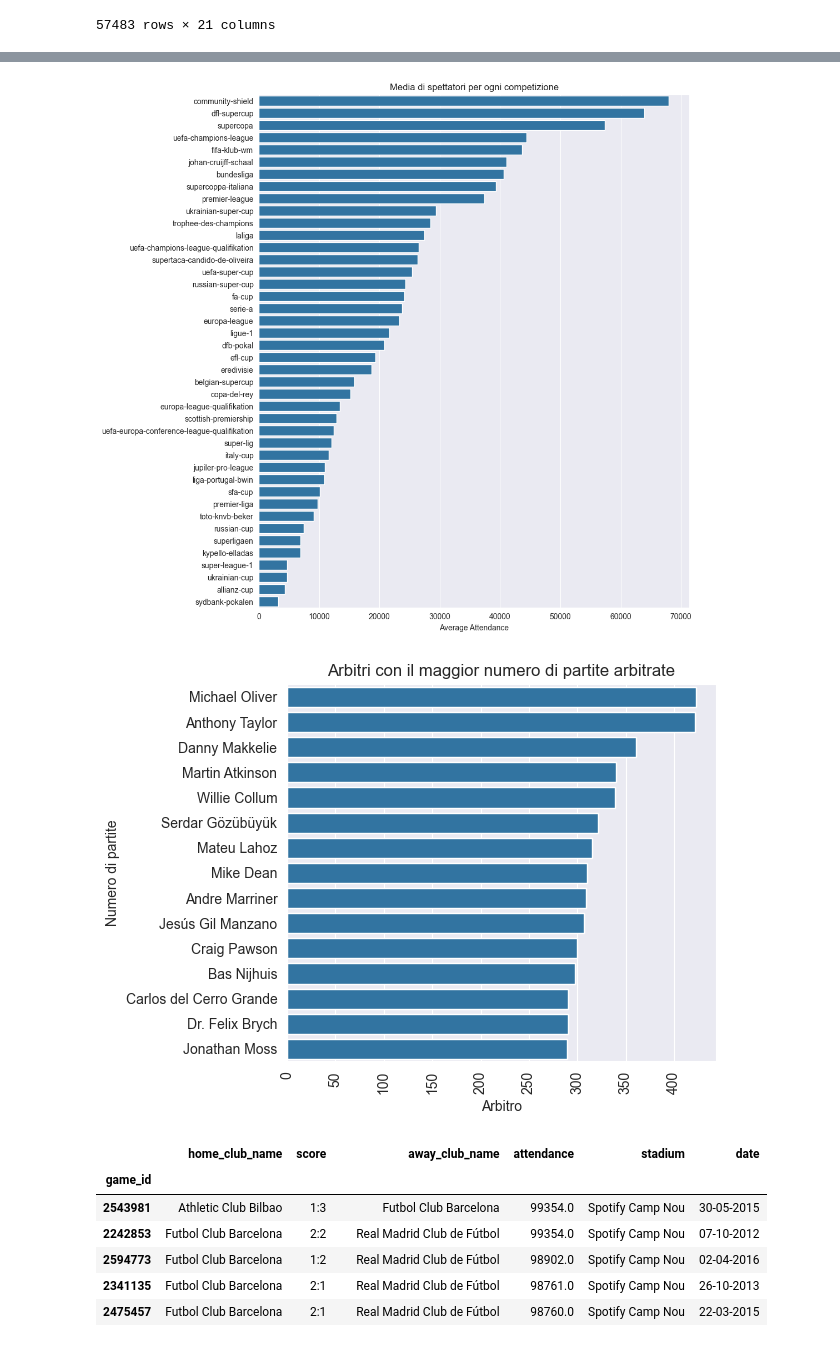
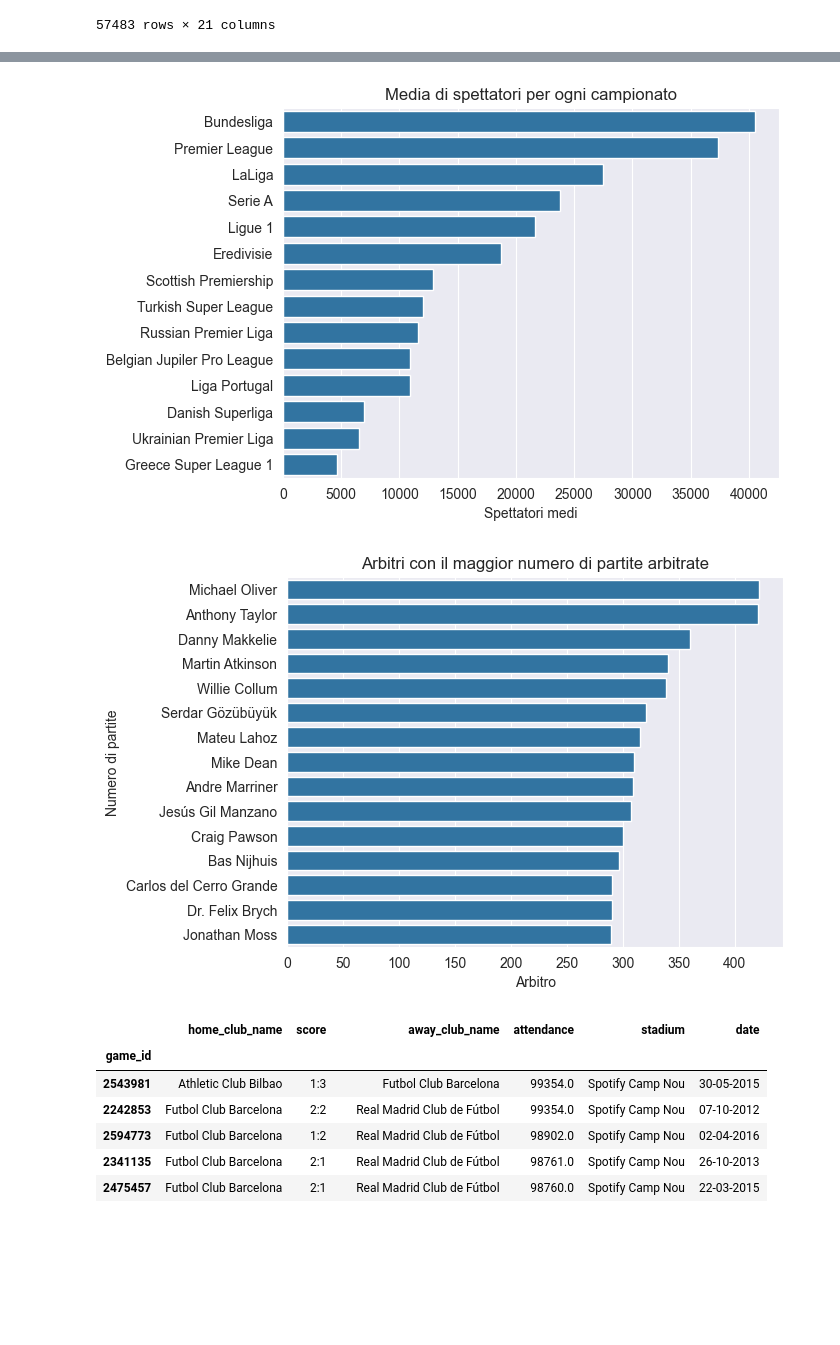
Before and after one commit to RiccardoPili/Football-Data-Analysis, a Jupyter notebook: games.ipynb, the cells around one changed output, grey strips where cells are left out. Drawn from its saved outputs; the diff is of its cells as text; code cells hidden in the pictures; blank space fills up the shorter version.

Commit message:
modifiche alle visualizzazioni, aggiunte/modificate colonne a competitions e clubs

```diff
--- a/games.ipynb
+++ b/games.ipynb
@@ -329,0 +308,25 @@ merged_df
+# %%
+# adding a column name for the national leagues
+
+league_names = {
+    'BE1': 'Belgian Jupiler Pro League',
+    'DK1': 'Danish Superliga',
+    'ES1': 'LaLiga',
+    'FR1': 'Ligue 1',
+    'GB1': 'Premier League',
+    'GR1': 'Greece Super League 1',
+    'IT1': 'Serie A',
+    'L1': 'Bundesliga',
+    'NL1': 'Eredivisie',
+    'PO1': 'Liga Portugal',
+    'RU1': 'Russian Premier Liga',
+    'SC1': 'Scottish Premiership',
+    'TR1': 'Turkish Super League',
+    'UKR1': 'Ukrainian Premier Liga'
+}
+
+competitions_df.loc[competitions_df['sub_type'] == 'first_tier', 'competition_name'] = competitions_df['competition_id'].map(league_names)
+# %%
+# selecting only first tier leagues
+competitions_df = competitions_df.dropna()
+competitions_df
@@ -330,15 +349,18 @@ merged_df
 # %%
-# Spettatori medi per ogni competizione
-avg_attendance_by_competition = (merged_df.groupby('competition_code')['attendance'].mean().reset_index()).sort_values(by='attendance', ascending=False)
+# Spettatori medi per ogni campionato
+avg_attendance_by_competition = (merged_df.groupby('competition_id')['attendance'].mean().reset_index()).sort_values(by='attendance', ascending=False)
 
-plt.figure(figsize=(10, 12))
-sns.barplot(data=avg_attendance_by_competition, y='competition_code', x='attendance')
-plt.title('Media di spettatori per ogni competizione')
+# code by ChatGPT
+mapping_name = competitions_df.set_index('competition_id')['competition_name'].to_dict()
+avg_attendance_by_competition['competition_name'] = avg_attendance_by_competition['competition_id'].map(mapping_name)
+
+sns.barplot(data=avg_attendance_by_competition, y='competition_name', x='attendance')
+plt.title('Media di spettatori per ogni campionato')
 plt.ylabel('')
-plt.xlabel('Average Attendance')
+plt.xlabel('Spettatori medi')
 plt.show()
 # %% [output]
-[figure, old version]
+[figure, new version]
 # %%
 # Arbitri con il maggior numero di partite arbitrate
 games_df.query('date > "01-01-2023"')
@@ -349,16 +371,12 @@ df_sorted = referee_matches.sort_values(by='matches_officiated', ascending=False
 
 # Disegna il grafico utilizzando Seaborn
 sns.barplot(x='matches_officiated', y='referee', data=df_sorted)
-
 plt.title('Arbitri con il maggior numero di partite arbitrate')
 plt.xlabel('Arbitro')
 plt.ylabel('Numero di partite')
-plt.xticks(rotation=90)
-plt.tight_layout()
-
 plt.show()
 # %% [output]
-[figure, old version]
+[figure, new version]
 # %%
 # Partite con più spettatori (attendance)
 df_sorted = games_df.sort_values(by='attendance', ascending=False).head(20)
```
Also changed, not shown: parts of 10 cells of this notebook, 6 other files.
